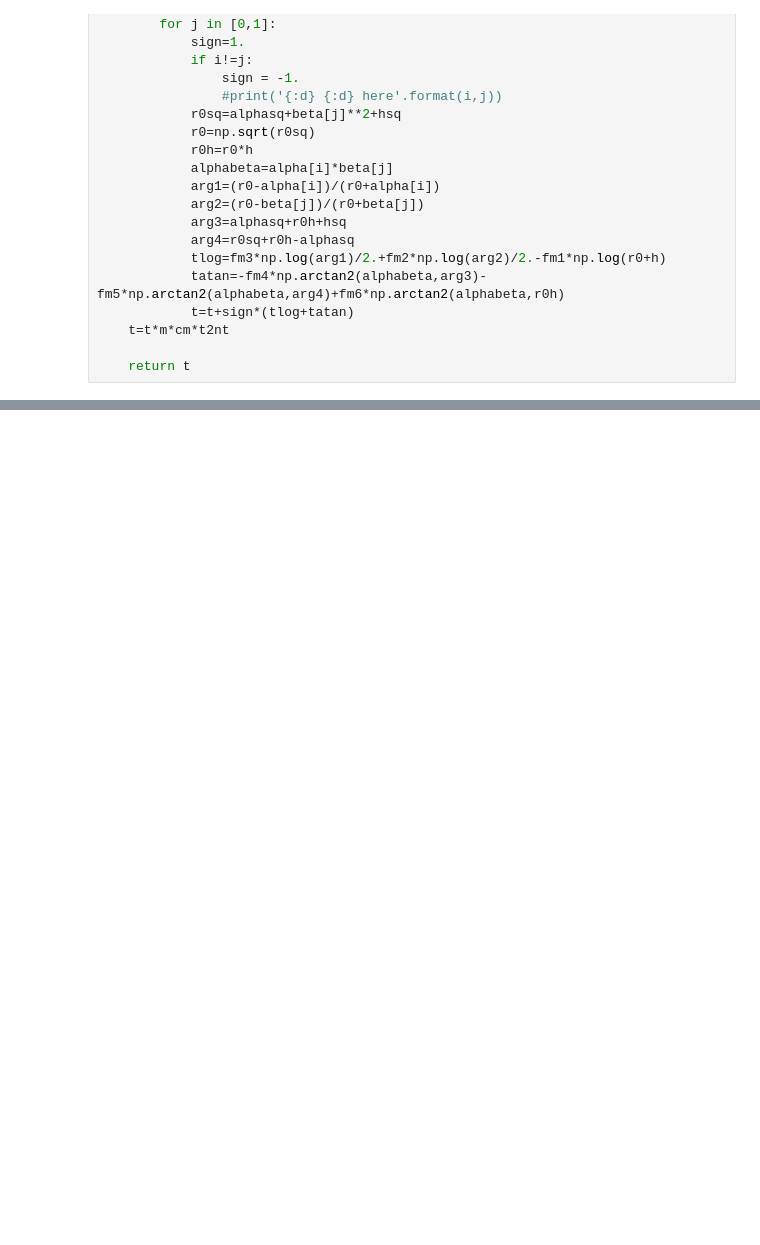
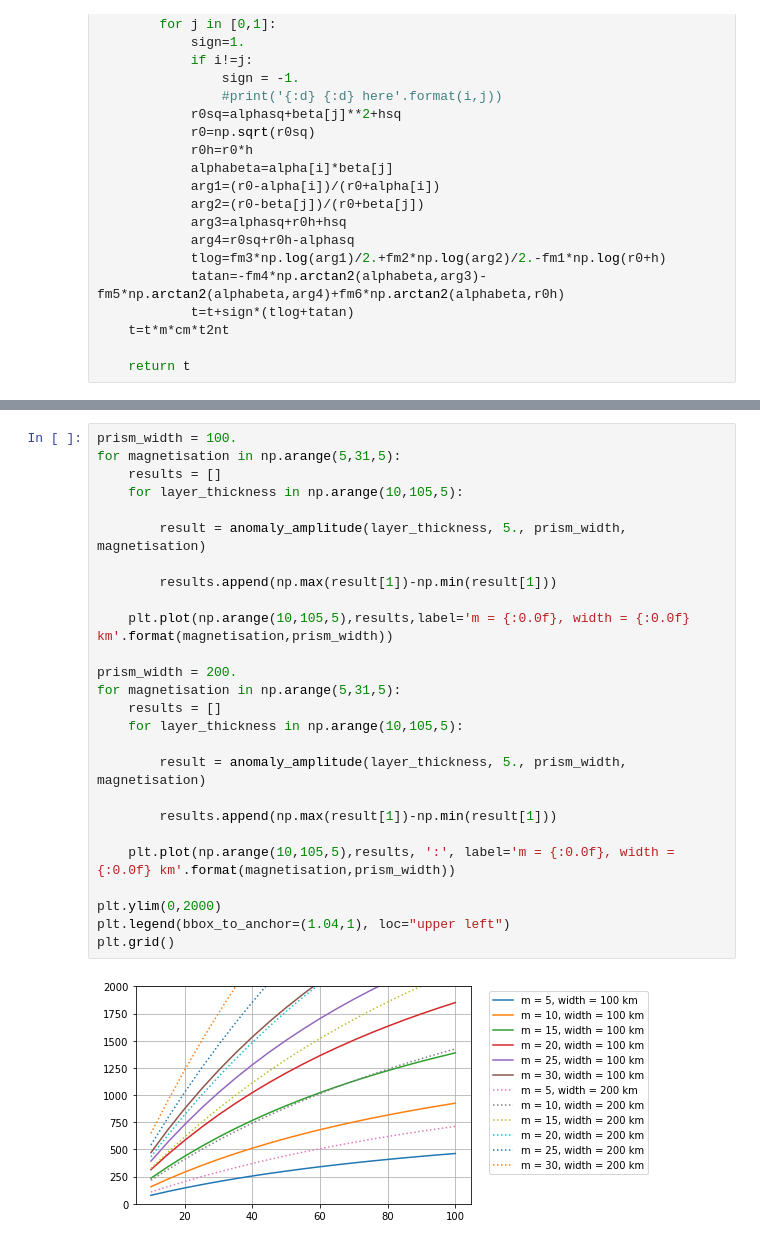
Before and after one commit to siwill22/mars, a Jupyter notebook: mbox.ipynb, the cells around one changed output, grey strips where cells are left out. Drawn from its saved outputs; the diff is of its cells as text; blank space fills up the shorter version.

```diff
--- a/mbox.ipynb
+++ b/mbox.ipynb
@@ -133,0 +189,28 @@ plt.plot(profile_X,profile_Z)
+# %%
+prism_width = 100.
+for magnetisation in np.arange(5,31,5):
+    results = []
+    for layer_thickness in np.arange(10,105,5):
+
+        result = anomaly_amplitude(layer_thickness, 5., prism_width, magnetisation)
+
+        results.append(np.max(result[1])-np.min(result[1]))
+
+    plt.plot(np.arange(10,105,5),results,label='m = {:0.0f}, width = {:0.0f} km'.format(magnetisation,prism_width))
+
+prism_width = 200.
+for magnetisation in np.arange(5,31,5):
+    results = []
+    for layer_thickness in np.arange(10,105,5):
+
+        result = anomaly_amplitude(layer_thickness, 5., prism_width, magnetisation)
+
+        results.append(np.max(result[1])-np.min(result[1]))
+
+    plt.plot(np.arange(10,105,5),results, ':', label='m = {:0.0f}, width = {:0.0f} km'.format(magnetisation,prism_width))
+
+plt.ylim(0,2000)
+plt.legend(bbox_to_anchor=(1.04,1), loc="upper left")
+plt.grid()
+# %% [output]
+[figure, added]
```
Also changed, not shown: parts of 4 cells of this notebook.
